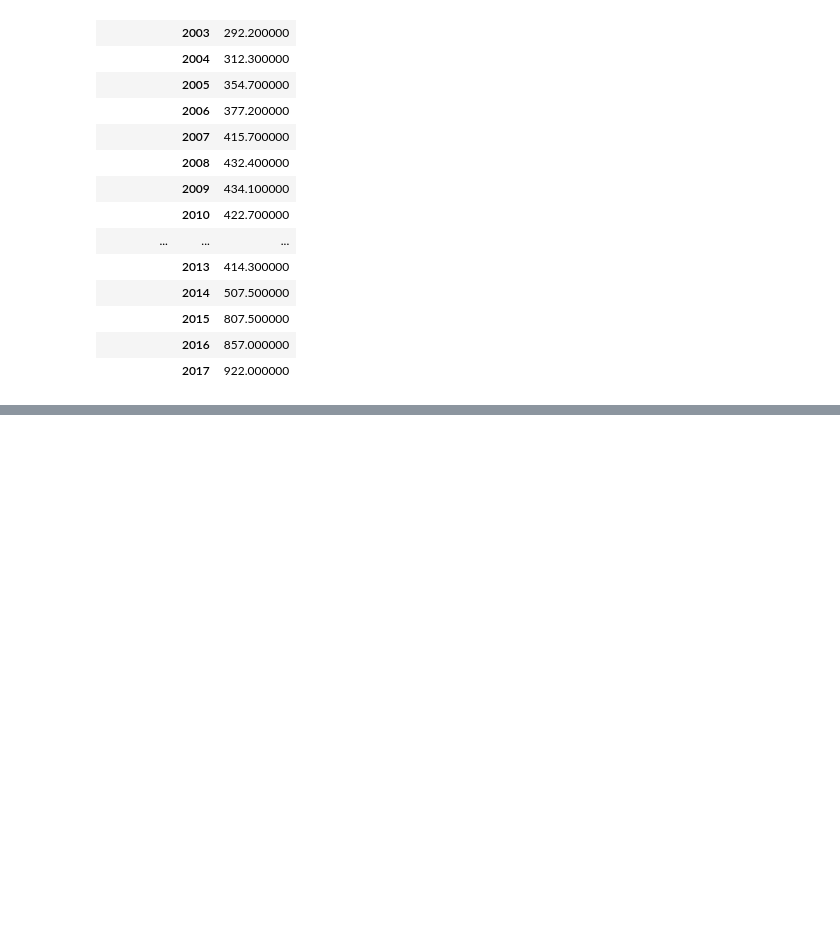
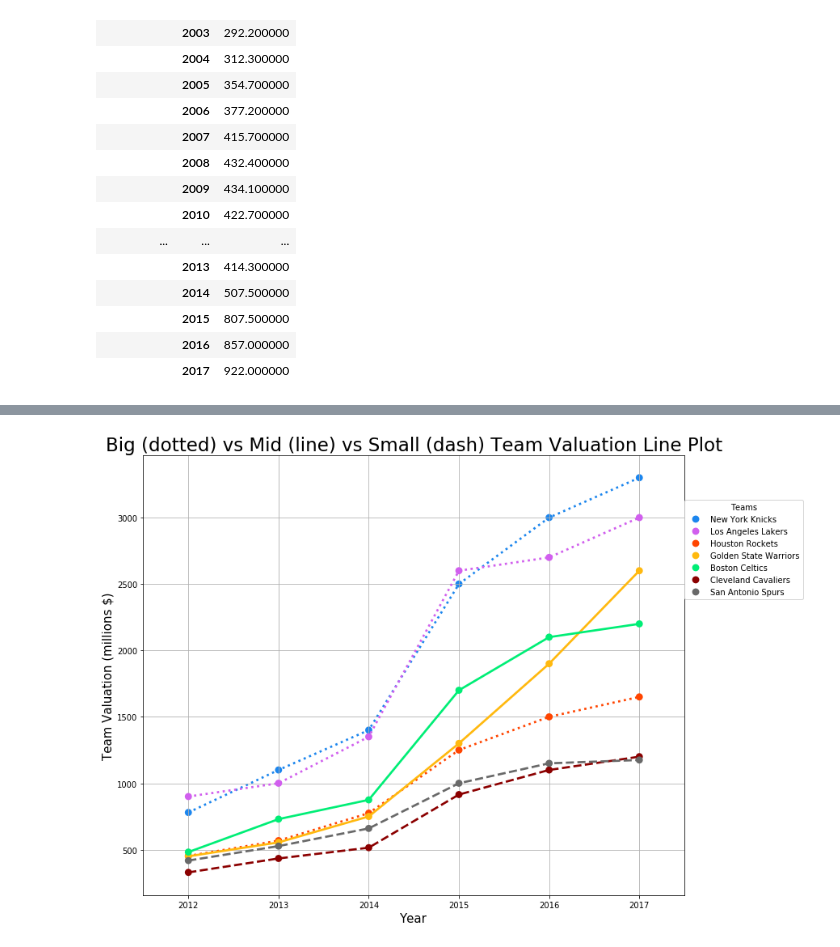
Before and after one commit to Iudina/WarriorsVsTeamKobe, a Jupyter notebook: Valuation_Histogram.ipynb, the cells around one changed output, grey strips where cells are left out. Saved outputs shown, nothing was run; the diff lists cells and outputs as text; code cells hidden in the pictures; blank space fills up the shorter version.

```diff
--- a/Valuation_Histogram.ipynb
+++ b/Valuation_Histogram.ipynb
@@ -90,0 +108,15 @@ sns.barplot(x="Year", y="Valuation", data=df_market.reset_index(), hue="Market_S
+# %%
+
+fig, ax = plt.subplots()
+
+fig.set_size_inches(12, 10)
+palette = ['#1C86EE', '#D15FEE', '#FF4500', '#FFB90F',  '#00EE76','#8B0000', '#696969']
+ax = sns.pointplot(x="Year", y="Valuation",hue="Item", data=df_team_5_big2, linestyles=[":", ":",":","-", "-","--","--"], palette=palette)
+
+plt.xlabel("Year" , size = 15)
+plt.ylabel("Team Valuation (millions $)" , size = 15)
+plt.title("Big (dotted) vs Mid (line) vs Small (dash) Team Valuation Line Plot" , size = 23)
+plt.legend(bbox_to_anchor = (1 , .9) , loc = 2 , borderaxespad = 0. , title = "Teams")
+ax.grid(True , which = "Both")
+# %% [output]
+[figure, added]
```
Also changed, not shown: parts of 3 cells of this notebook, 1 other file.
